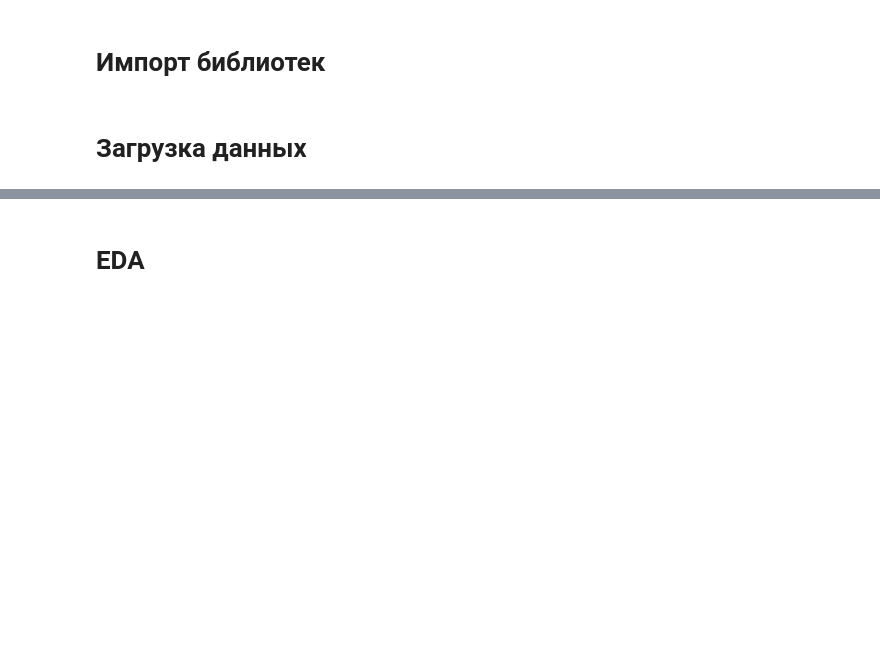
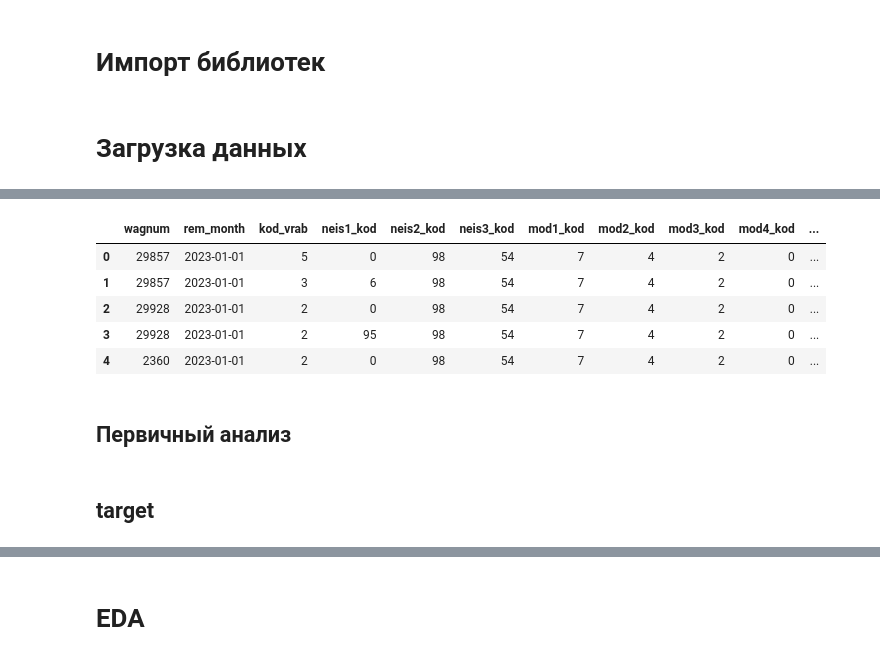
Before and after one commit to apet105/dod_datawagon, a Jupyter notebook: Data_prep_mayer/Data_prep+Feature_engineering.ipynb, the cells around one changed output, grey strips where cells are left out. Cells and saved outputs as stored; diff of their text form; code cells hidden in the pictures; blank space fills up the shorter version.

```diff
--- a/Data_prep_mayer/Data_prep+Feature_engineering.ipynb
+++ b/Data_prep_mayer/Data_prep+Feature_engineering.ipynb
@@ -32,2 +36,4 @@ RANDOM_STATE = 250923
 # %% [markdown]
 # Загрузка данных
+# %%
+path_train = r"./train"
@@ -33,0 +196,3 @@ RANDOM_STATE = 250923
+# %%
+# текущие ремонты вагонов
+tr_rem = pd.read_parquet(path_train + '/tr_rems.parquet').convert_dtypes()
@@ -33,0 +223,13 @@ RANDOM_STATE = 250923
+# %%
+tr_rem[tr_rem['rem_month'] == tr_rem['rem_month'].max()].head()
+# %% [output]
+|  | wagnum | rem_month | kod_vrab | neis1_kod | neis2_kod | neis3_kod | mod1_kod | mod2_kod | mod3_kod | mod4_kod | ... |
+| 0 | 29857 | 2023-01-01 | 5 | 0 | 98 | 54 | 7 | 4 | 2 | 0 | ... |
+| 1 | 29857 | 2023-01-01 | 3 | 6 | 98 | 54 | 7 | 4 | 2 | 0 | ... |
+| 2 | 29928 | 2023-01-01 | 2 | 0 | 98 | 54 | 7 | 4 | 2 | 0 | ... |
+| 3 | 29928 | 2023-01-01 | 2 | 95 | 98 | 54 | 7 | 4 | 2 | 0 | ... |
+| 4 | 2360 | 2023-01-01 | 2 | 0 | 98 | 54 | 7 | 4 | 2 | 0 | ... |
+# %% [markdown]
+## Первичный анализ
+# %% [markdown]
+## target
```
Also changed, not shown: parts of 34 cells of this notebook, 17 other files.
